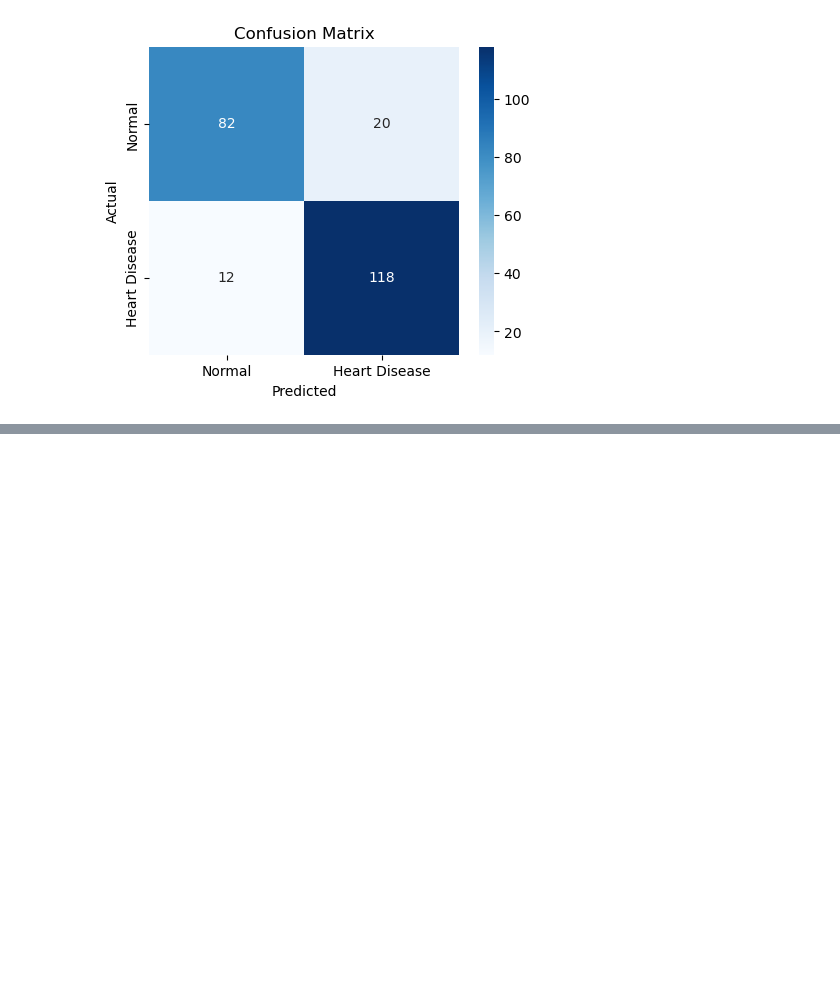
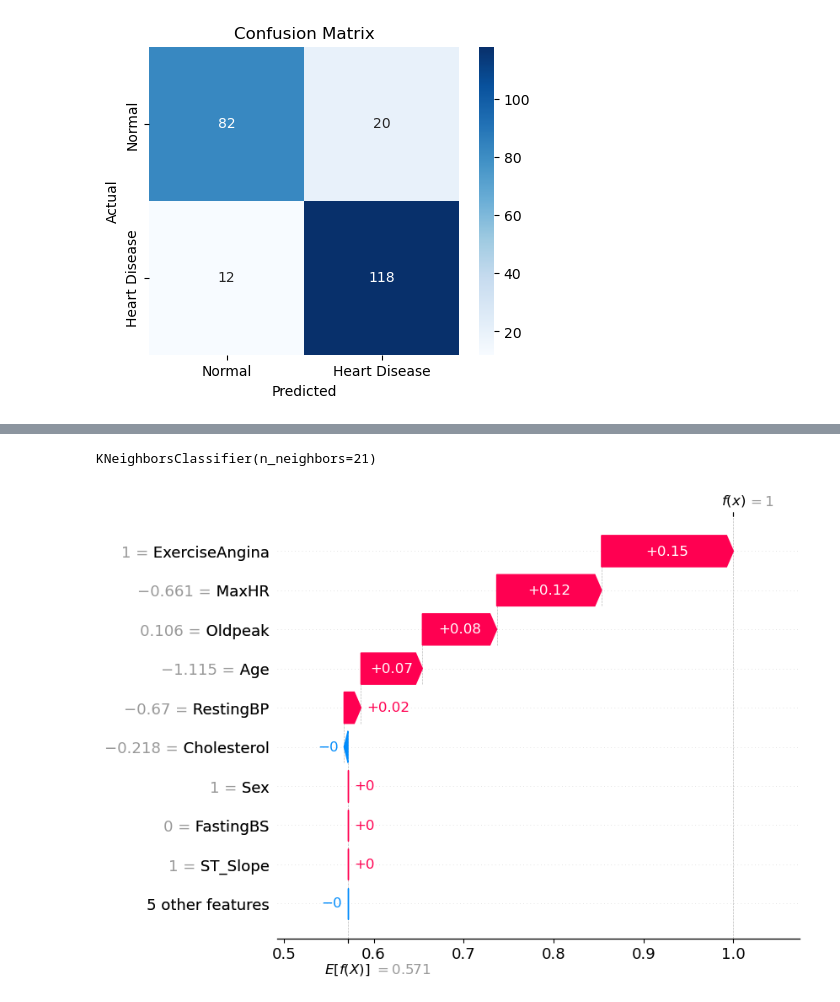
Before and after one commit to midorikawaguti/Heart_Failure_Prediction_Team_0, a Jupyter notebook: models/machine_learning_model.ipynb, the cells around one changed output, grey strips where cells are left out. Saved outputs shown, nothing was run; the diff lists cells and outputs as text; code cells hidden in the pictures; blank space fills up the shorter version.

Commit message:
Added Analysis using SHAP values

```diff
--- a/models/machine_learning_model.ipynb
+++ b/models/machine_learning_model.ipynb
@@ -18,6 +19,6 @@ from sklearn.metrics import accuracy_score, confusion_matrix, classification_rep
 # %%
 # Loading the Data
-heart_df = pd.read_csv("../TeamProject/data/raw/heart.csv")
+heart_df = pd.read_csv("../../TeamProject/data/raw/heart.csv")
 heart_df.head()
 # %% [output]
 |  | Age | Sex | ChestPainType | RestingBP | Cholesterol | FastingBS | RestingECG | MaxHR | ... |
@@ -158,7 +159,10 @@ knn = KNeighborsClassifier(n_neighbors=best_param)
 Best K:21
 # %%
 # Fit the model on the training data
-knn.fit(X_train, y_train)
+knn.fit(
+    X_train,
+    y_train
+)
 
 #Evaluate its performance on the test set using `accuracy_score`.
 y_pred = knn.predict(X_test)
@@ -194,0 +246,19 @@ plt.show()
+# %%
+knn
+# %% [output]
+KNeighborsClassifier(n_neighbors=21)
+# %%
+def f(x):
+    # get the columns for the positive class (class 1) - 1D array
+    return knn.predict_proba(x)[:, 1]
+
+# calculate the median values for each feature in the training dataset - results in a 2D array
+med = X_train.median().values.reshape((1, X_train.shape[1]))
+
+explainer = shap.Explainer(f, med, seed=42)
+shap_values = explainer(X_test.iloc[0:232, :])
+# %%
+# SHAP Waterfall plot for one sample in the test dataset (5th sample in the dataset)
+shap.plots.waterfall(shap_values[4])
+# %% [output]
+[figure, added]
```
Also changed, not shown: parts of 9 cells of this notebook, 2 other files.
